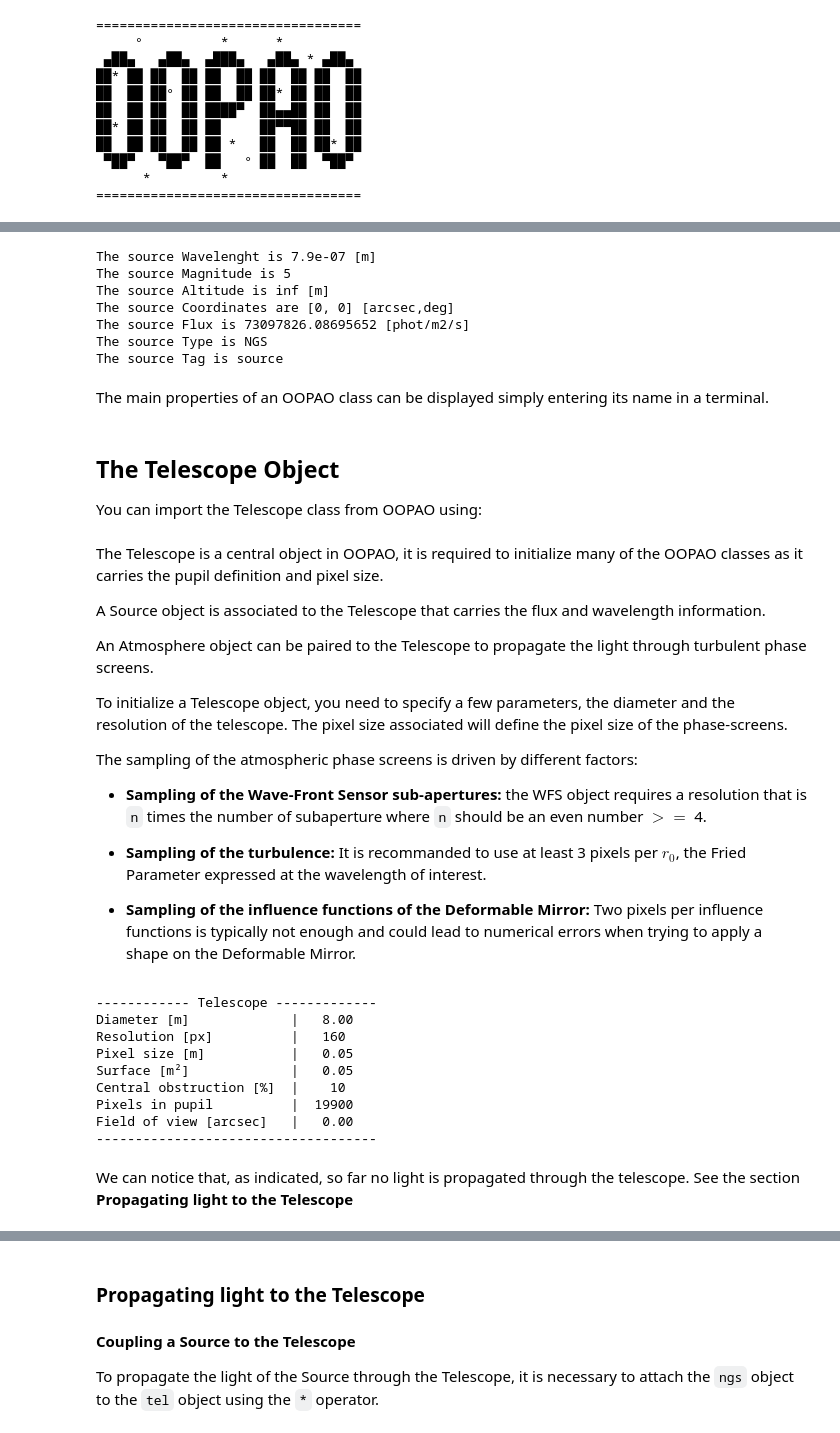
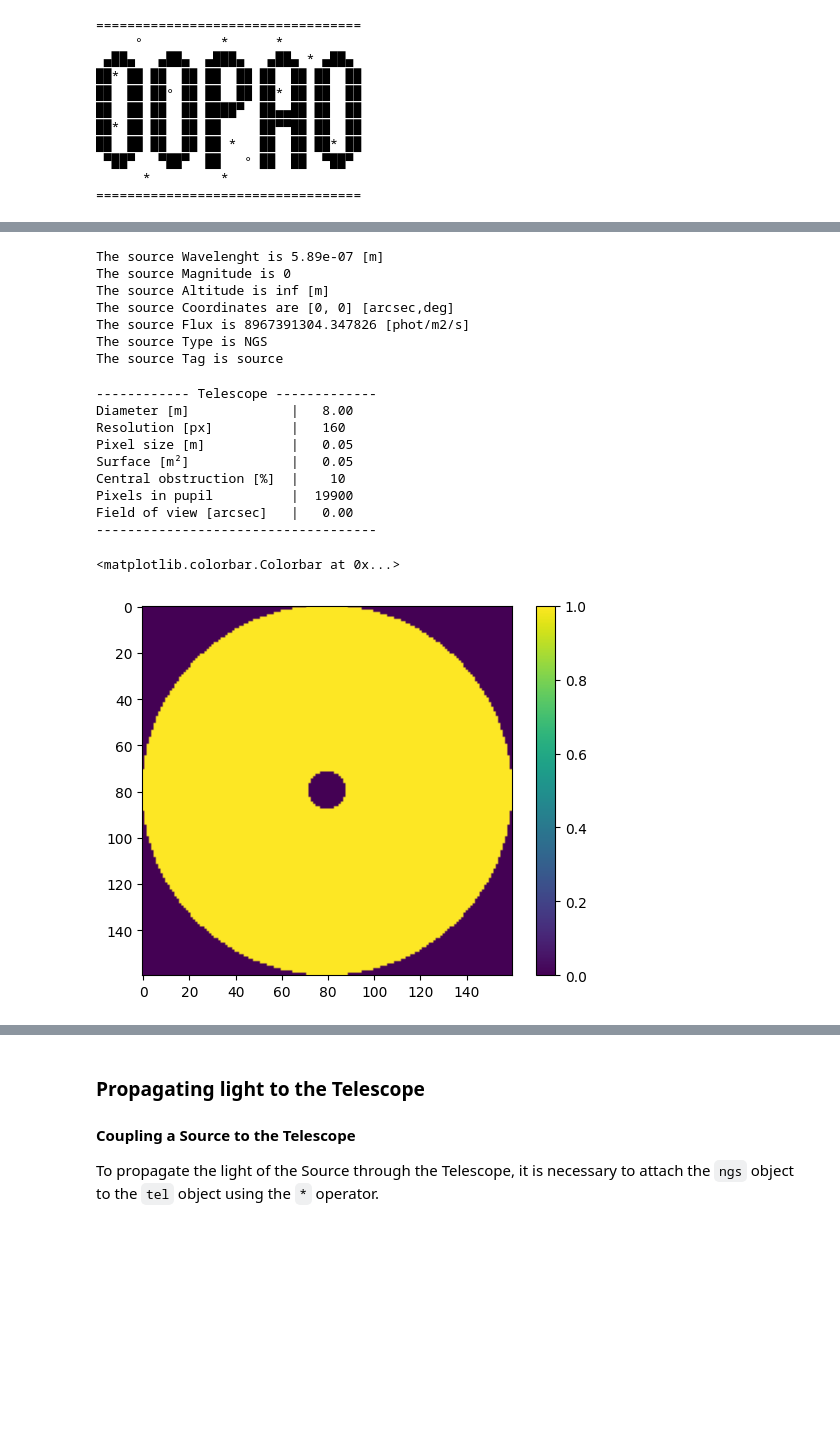
Before and after one commit to cheritier/OOPAO, a Jupyter notebook: tutorials/demo_OOPAO.ipynb, the cells around one changed output, grey strips where cells are left out. Cells and saved outputs as stored; diff of their text form; code cells hidden in the pictures; blank space fills up the shorter version.

```diff
--- a/tutorials/demo_OOPAO.ipynb
+++ b/tutorials/demo_OOPAO.ipynb
@@ -35,8 +17,10 @@ It is initialized specifying the optical band and the magnitude of the star.
 # %%
 from OOPAO.Source import Source
 # to create a natural guide star in I band of magnitude 5
-ngs = Source(magnitude = 5,
-             optBand   ='I')
+ngs = Source(magnitude = 0,
+             optBand   ='Na',
+             altitude=np.inf,
+             coordinates=[10, 0])
 # %% [output]
 ------------- Source --------------
 Source                   |   NGS
@@ -69,58 +41,43 @@ print('The source Flux is '+str(ngs.nPhoton) + ' [phot/m2/s] ')
 print('The source Type is '+str(ngs.type))
 print('The source Tag is '+str(ngs.tag))
 # %% [output]
-The source Wavelenght is 7.9e-07 [m]
-The source Magnitude is 5
+The source Wavelenght is 5.89e-07 [m]
+The source Magnitude is 0
 The source Altitude is inf [m]
 The source Coordinates are [0, 0] [arcsec,deg]
-The source Flux is 73097826.08695652 [phot/m2/s]
+The source Flux is 8967391304.347826 [phot/m2/s]
 The source Type is NGS
 The source Tag is source
-# %% [markdown]
-The main properties of an OOPAO class can be displayed simply entering its name in a terminal.
-# %% [markdown]
-## The Telescope Object
-You can import the Telescope class from OOPAO using:
 # %%
 from OOPAO.Telescope import Telescope
-# %% [markdown]
-The Telescope is a central object in OOPAO, it is required to initialize many of the OOPAO classes as it carries the pupil definition and pixel size.
-
-A Source object is associated to the Telescope that carries the flux and wavelength information.
-
-An Atmosphere object can be paired to the Telescope to propagate the light through turbulent phase screens.
-
-To initialize a Telescope object, you need to specify a few parameters, the diameter and the resolution of the telescope. The pixel size associated will define the pixel size of the phase-screens.
-
-The sampling of the atmospheric phase screens is driven by different factors:
-- **Sampling of the Wave-Front Sensor sub-apertures:** the WFS object requires a resolution that is `n` times the number of subaperture where `n` should be an even number $>=$ 4.
-
-- **Sampling of the turbulence:** It is recommanded to use at least 3 pixels per $r_0$, the Fried Parameter expressed at the wavelength of interest.
-- **Sampling of the influence functions of the Deformable Mirror:** Two pixels per influence functions is typically not enough and could lead to numerical errors when trying to apply a shape on the Deformable Mirror.
 # %%
 # telescope parameters
 sensing_wavelength = ngs.wavelength      # sensing wavelength of the WFS, read from the ngs object
 n_subaperture      = 20                  # number of subaperture accross the diameter
 diameter           = 8                   # diameter of the support of the phase screens in [m]
-resolution         = n_subaperture*8     # resolution of the phase screens in pixels
-pixel_size         = diameter/resolution # size of the pixels in [m]
+pixel_per_subaperture = 8
+resolution         = n_subaperture * pixel_per_subaperture    # resolution of the phase screens in pixels
+pixel_size         = diameter/n_subaperture # size of the pixels in [m]
 obs_ratio          = 0.1                 # central obstruction in fraction of the telescope diameter
-sampling_time      = 1/1000              # sampling time of the AO loop in [s]
+sampling_time      = 0.001             # sampling time of the AO loop in [s]
 
 # initialize the telescope object
 tel = Telescope(diameter          = diameter,
                resolution         = resolution,
                centralObstruction = obs_ratio,
                samplingTime       = sampling_time)
+
+plt.imshow(tel.pupil)
+plt.colorbar()
 # %% [output]
 ------------ Telescope -------------
 Diameter [m]             |   8.00
 Resolution [px]          |   160
 Pixel size [m]           |   0.05
 Surface [m²]             |   0.05
 Central obstruction [%]  |    10
 Pixels in pupil          |  19900
 Field of view [arcsec]   |   0.00
 ------------------------------------
+<matplotlib.colorbar.Colorbar at 0x...>
+[figure, added]
-# %% [markdown]
-We can notice that, as indicated, so far no light is propagated through the telescope. See the section **Propagating light to the Telescope**
```
Also changed, not shown: parts of 47 cells of this notebook, 16 other files.
